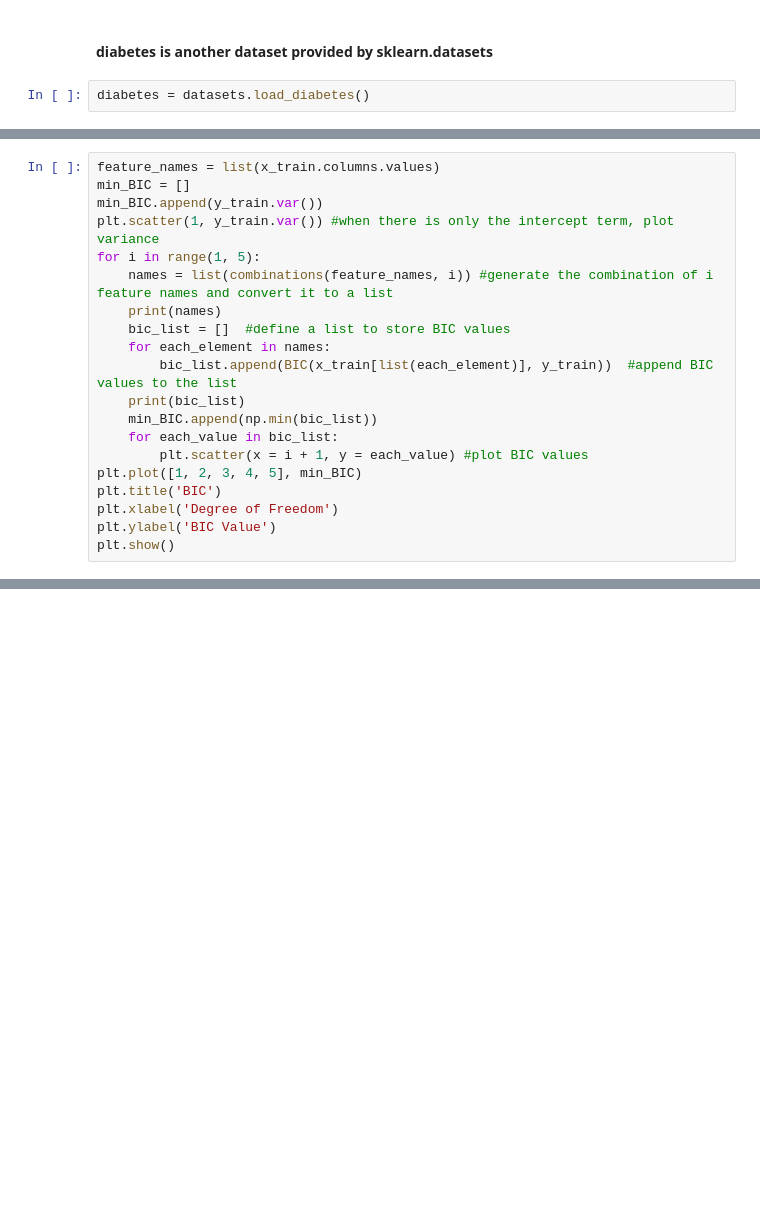
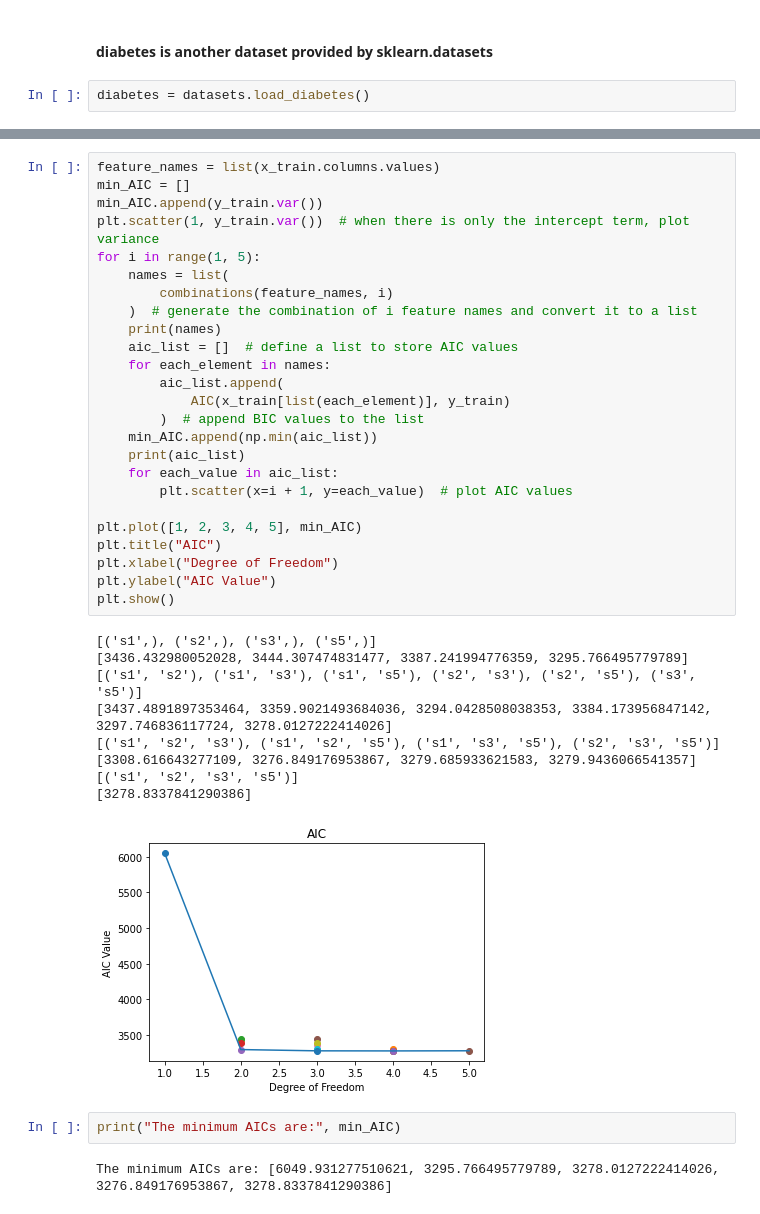
Before and after one commit to CieranW/SIE433, a Jupyter notebook: hw3/Model-Selection.ipynb, the cells around one changed output, grey strips where cells are left out. Cells and saved outputs as stored; diff of their text form; blank space fills up the shorter version.

```diff
--- a/hw3/Model-Selection.ipynb
+++ b/hw3/Model-Selection.ipynb
@@ -107,20 +36,0 @@ print('The minimum AICs are:',min_AIC)
-# %%
-feature_names = list(x_train.columns.values)
-min_BIC = []
-min_BIC.append(y_train.var())
-plt.scatter(1, y_train.var()) #when there is only the intercept term, plot variance
-for i in range(1, 5):
-    names = list(combinations(feature_names, i)) #generate the combination of i feature names and convert it to a list
-    print(names)
-    bic_list = []  #define a list to store BIC values
-    for each_element in names:
-        bic_list.append(BIC(x_train[list(each_element)], y_train))  #append BIC values to the list
-    print(bic_list)
-    min_BIC.append(np.min(bic_list))
-    for each_value in bic_list:
-        plt.scatter(x = i + 1, y = each_value) #plot BIC values
-plt.plot([1, 2, 3, 4, 5], min_BIC)
-plt.title('BIC')
-plt.xlabel('Degree of Freedom')
-plt.ylabel('BIC Value')
-plt.show()
@@ -258,0 +117,39 @@ print('R^2: %.2f' % pr.score(x_poly, y_train))
+# %%
+feature_names = list(x_train.columns.values)
+min_AIC = []
+min_AIC.append(y_train.var())
+plt.scatter(1, y_train.var())  # when there is only the intercept term, plot variance
+for i in range(1, 5):
+    names = list(
+        combinations(feature_names, i)
+    )  # generate the combination of i feature names and convert it to a list
+    print(names)
+    aic_list = []  # define a list to store AIC values
+    for each_element in names:
+        aic_list.append(
+            AIC(x_train[list(each_element)], y_train)
+        )  # append BIC values to the list
+    min_AIC.append(np.min(aic_list))
+    print(aic_list)
+    for each_value in aic_list:
+        plt.scatter(x=i + 1, y=each_value)  # plot AIC values
+
+plt.plot([1, 2, 3, 4, 5], min_AIC)
+plt.title("AIC")
+plt.xlabel("Degree of Freedom")
+plt.ylabel("AIC Value")
+plt.show()
+# %% [output]
+[('s1',), ('s2',), ('s3',), ('s5',)]
+[3436.432980052028, 3444.307474831477, 3387.241994776359, 3295.766495779789]
+[('s1', 's2'), ('s1', 's3'), ('s1', 's5'), ('s2', 's3'), ('s2', 's5'), ('s3', 's5')]
+[3437.4891897353464, 3359.9021493684036, 3294.0428508038353, 3384.173956847142, 3297.746836117724, 3278.0127222414026]
+[('s1', 's2', 's3'), ('s1', 's2', 's5'), ('s1', 's3', 's5'), ('s2', 's3', 's5')]
+[3308.616643277109, 3276.849176953867, 3279.685933621583, 3279.9436066541357]
+[('s1', 's2', 's3', 's5')]
+[3278.8337841290386]
+[figure, added]
+# %%
+print("The minimum AICs are:", min_AIC)
+# %% [output]
+The minimum AICs are: [6049.931277510621, 3295.766495779789, 3278.0127222414026, 3276.849176953867, 3278.8337841290386]
```
Also changed, not shown: parts of 36 cells of this notebook, 1 other file.
